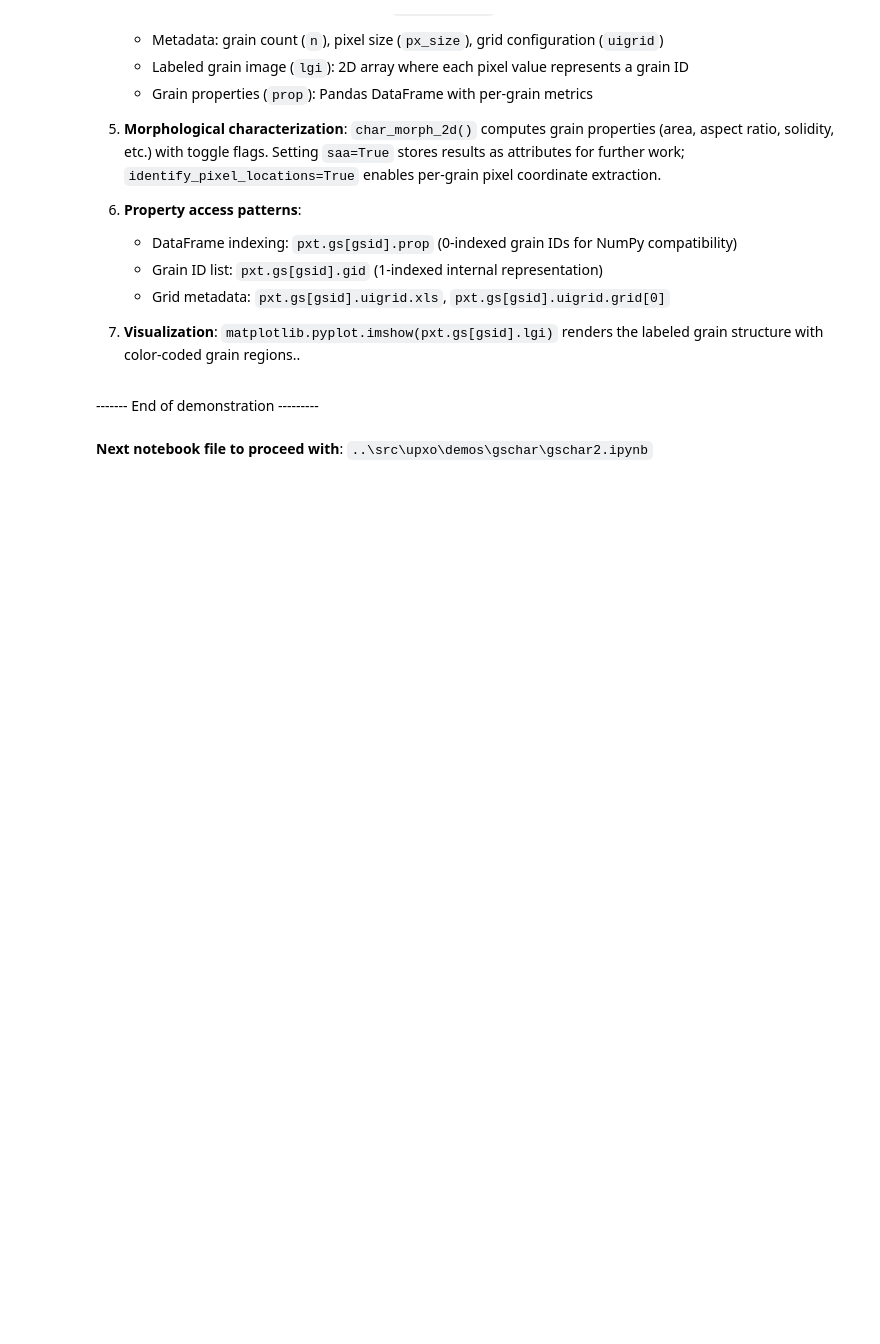
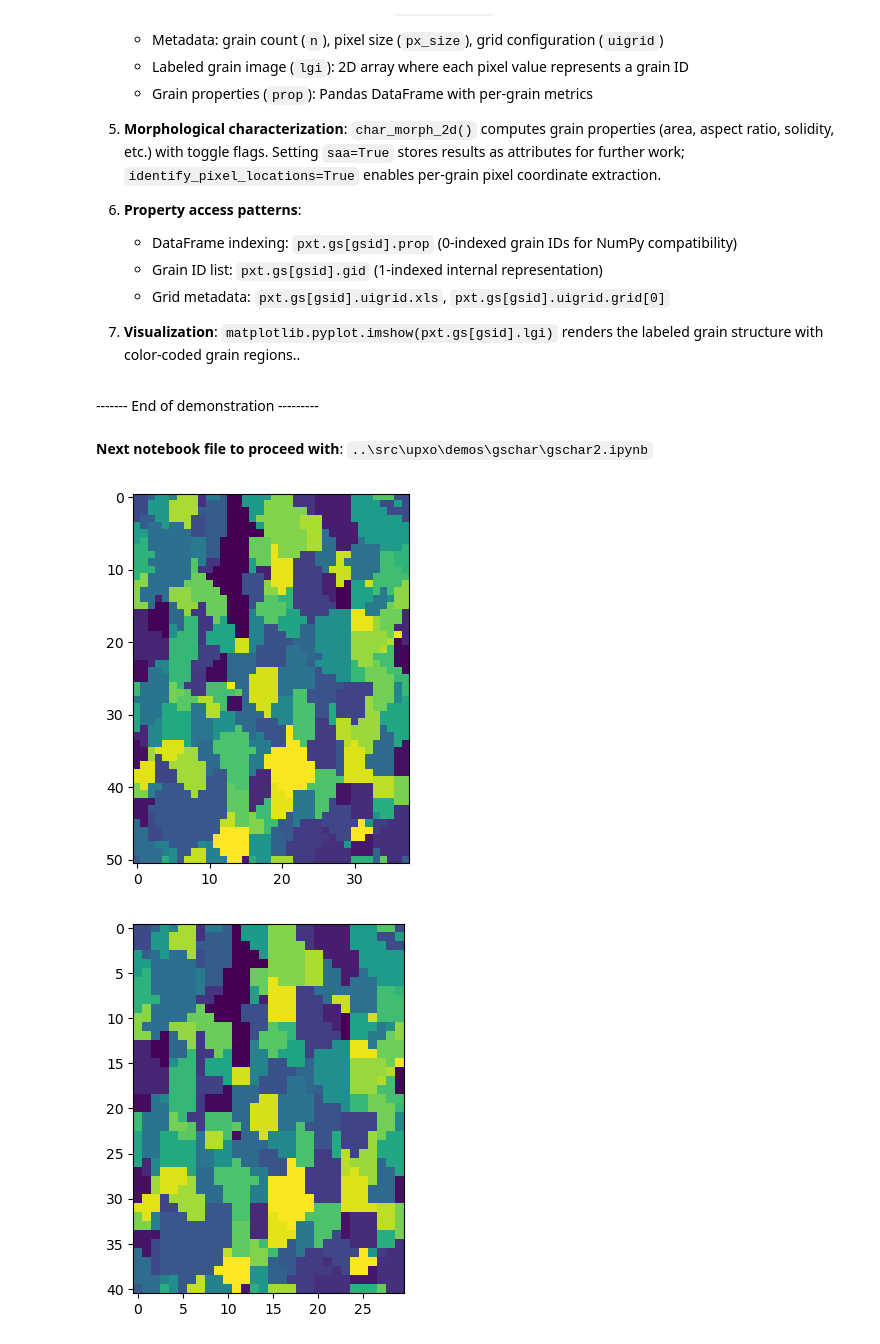
Before and after one commit to Design-By-Fundamentals-UKAEA/UPXO, a Jupyter notebook: src/upxo/demos/gschar/gschar1.ipynb, the cells around one changed output. Cells and saved outputs as stored; diff of their text form; code cells hidden in the pictures; blank space fills up the shorter version.

```diff
--- a/src/upxo/demos/gschar/gschar1.ipynb
+++ b/src/upxo/demos/gschar/gschar1.ipynb
@@ -373,0 +376,10 @@ This demonstration illustrated the fundamental UPXO workflow for 2D polycrystall
+# %%
+scaled = gridOps.stretch_grid_2d(gstslice.lfi, stretch_x=0.75, stretch_y=1.0, px_size_x=1.0, px_size_y=1.0, method='nearest')[0]
+# %%
+plt.imshow(scaled)
+plt.show()
+plt.imshow(gridOps.resample_grid_2d(scaled, None, sf=0.5, method='nearest')[0])
+plt.show()
+# %% [output]
+[figure, added]
+[figure, added]
```
Also changed, not shown: parts of 11 cells of this notebook.
